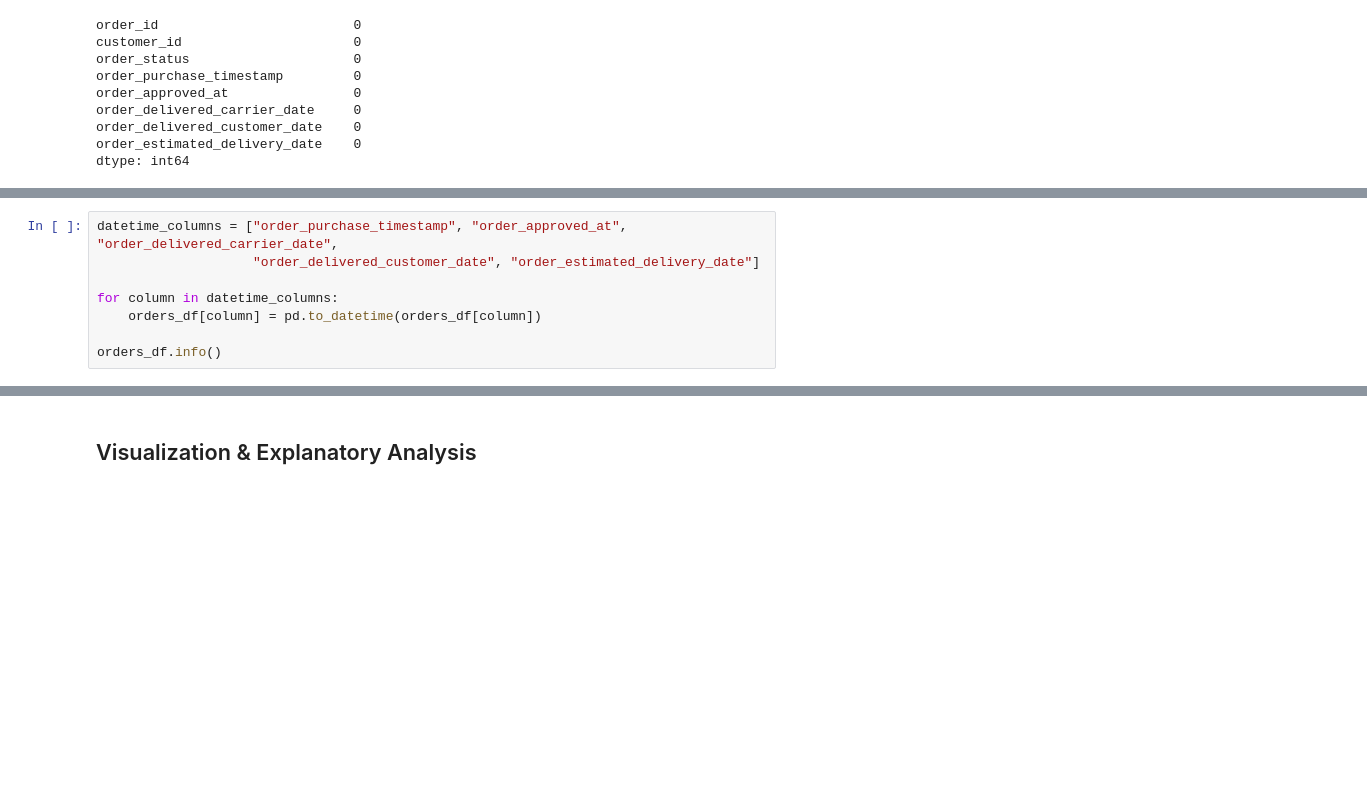
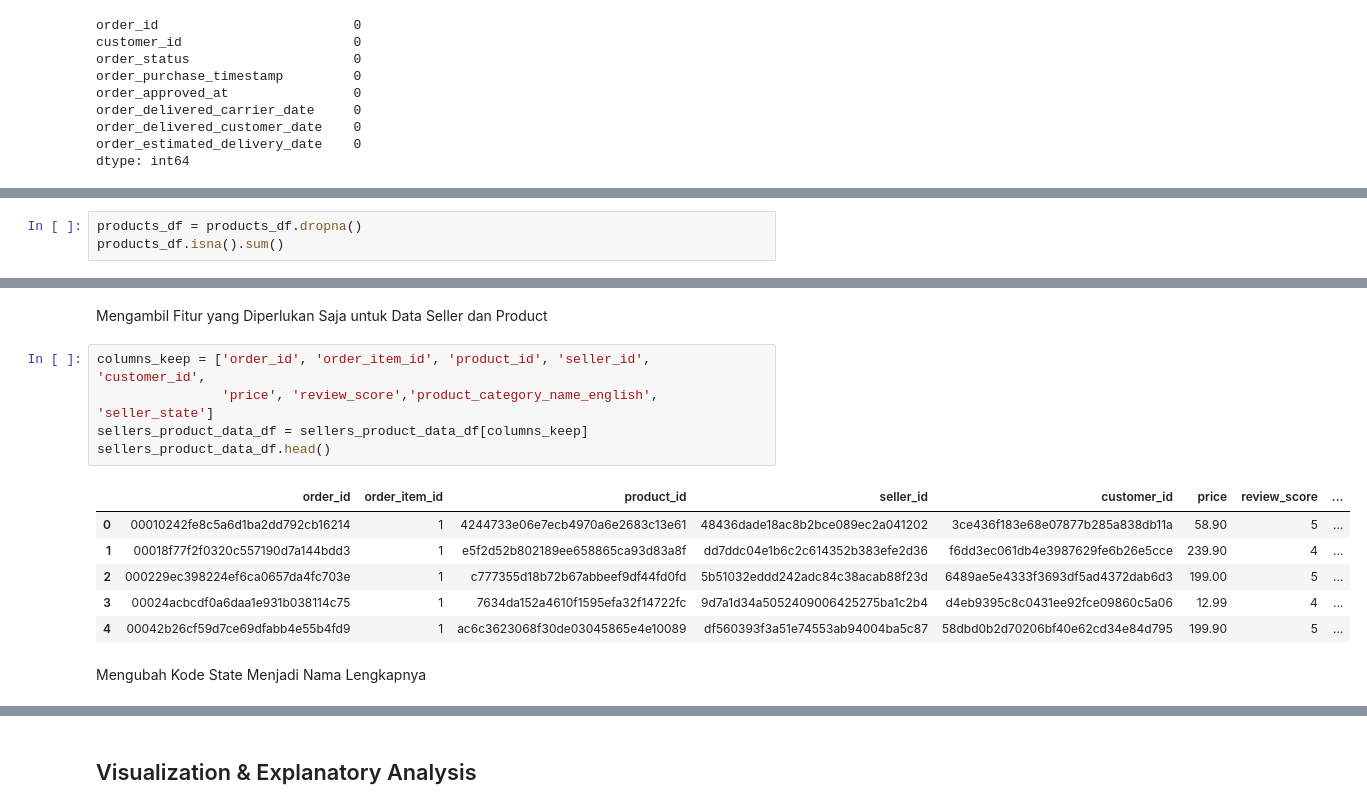
Before and after one commit to sulthannauval/E-Commerce-Analysis-Dashboard, a Jupyter notebook: Notebook.ipynb, the cells around one changed output, grey strips where cells are left out. Saved outputs shown, nothing was run; the diff lists cells and outputs as text; blank space fills up the shorter version.

```diff
--- a/Notebook.ipynb
+++ b/Notebook.ipynb
@@ -502,8 +272,0 @@ memory usage: 6.6+ MB
-# %%
-datetime_columns = ["order_purchase_timestamp", "order_approved_at", "order_delivered_carrier_date",
-                    "order_delivered_customer_date", "order_estimated_delivery_date"]
-
-for column in datetime_columns:
-    orders_df[column] = pd.to_datetime(orders_df[column])
-
-orders_df.info()
@@ -905,0 +277,3 @@ merged2_df.to_csv("Dashboard/seller_product_data.csv", index=False)
+# %%
+products_df = products_df.dropna()
+products_df.isna().sum()
@@ -905,0 +381,16 @@ merged2_df.to_csv("Dashboard/seller_product_data.csv", index=False)
+# %% [markdown]
+Mengambil Fitur yang Diperlukan Saja untuk Data Seller dan Product
+# %%
+columns_keep = ['order_id', 'order_item_id', 'product_id', 'seller_id', 'customer_id',
+                'price', 'review_score','product_category_name_english', 'seller_state']
+sellers_product_data_df = sellers_product_data_df[columns_keep]
+sellers_product_data_df.head()
+# %% [output]
+|  | order_id | order_item_id | product_id | seller_id | customer_id | price | review_score | ... |
+| 0 | 00010242fe8c5a6d1ba2dd792cb16214 | 1 | 4244733e06e7ecb4970a6e2683c13e61 | 48436dade18ac8b2bce089ec2a041202 | 3ce436f183e68e07877b285a838db11a | 58.90 | 5 | ... |
+| 1 | 00018f77f2f0320c557190d7a144bdd3 | 1 | e5f2d52b802189ee658865ca93d83a8f | dd7ddc04e1b6c2c614352b383efe2d36 | f6dd3ec061db4e3987629fe6b26e5cce | 239.90 | 4 | ... |
+| 2 | 000229ec398224ef6ca0657da4fc703e | 1 | c777355d18b72b67abbeef9df44fd0fd | 5b51032eddd242adc84c38acab88f23d | 6489ae5e4333f3693df5ad4372dab6d3 | 199.00 | 5 | ... |
+| 3 | 00024acbcdf0a6daa1e931b038114c75 | 1 | 7634da152a4610f1595efa32f14722fc | 9d7a1d34a5052409006425275ba1c2b4 | d4eb9395c8c0431ee92fce09860c5a06 | 12.99 | 4 | ... |
+| 4 | 00042b26cf59d7ce69dfabb4e55b4fd9 | 1 | ac6c3623068f30de03045865e4e10089 | df560393f3a51e74553ab94004ba5c87 | 58dbd0b2d70206bf40e62cd34e84d795 | 199.90 | 5 | ... |
+# %% [markdown]
+Mengubah Kode State Menjadi Nama Lengkapnya
```
Also changed, not shown: parts of 170 cells of this notebook, 3 other files.
